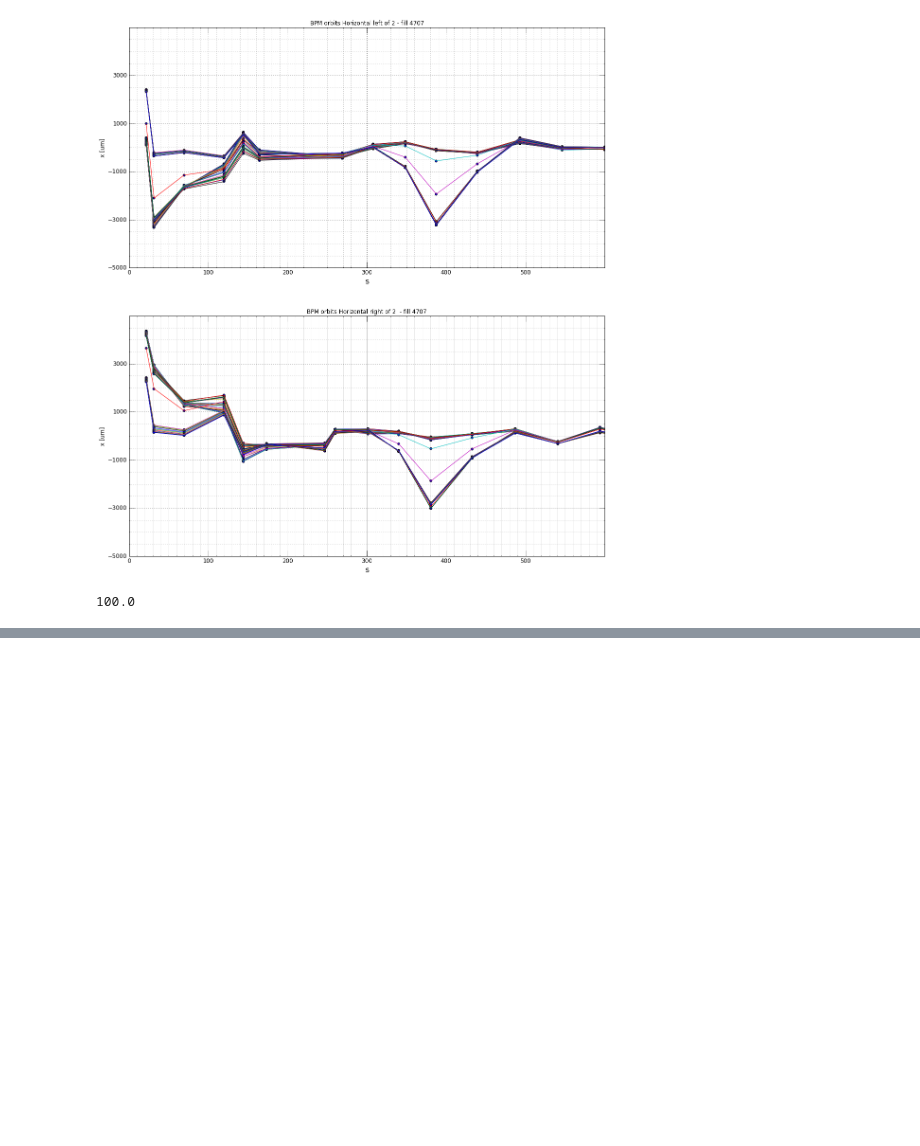
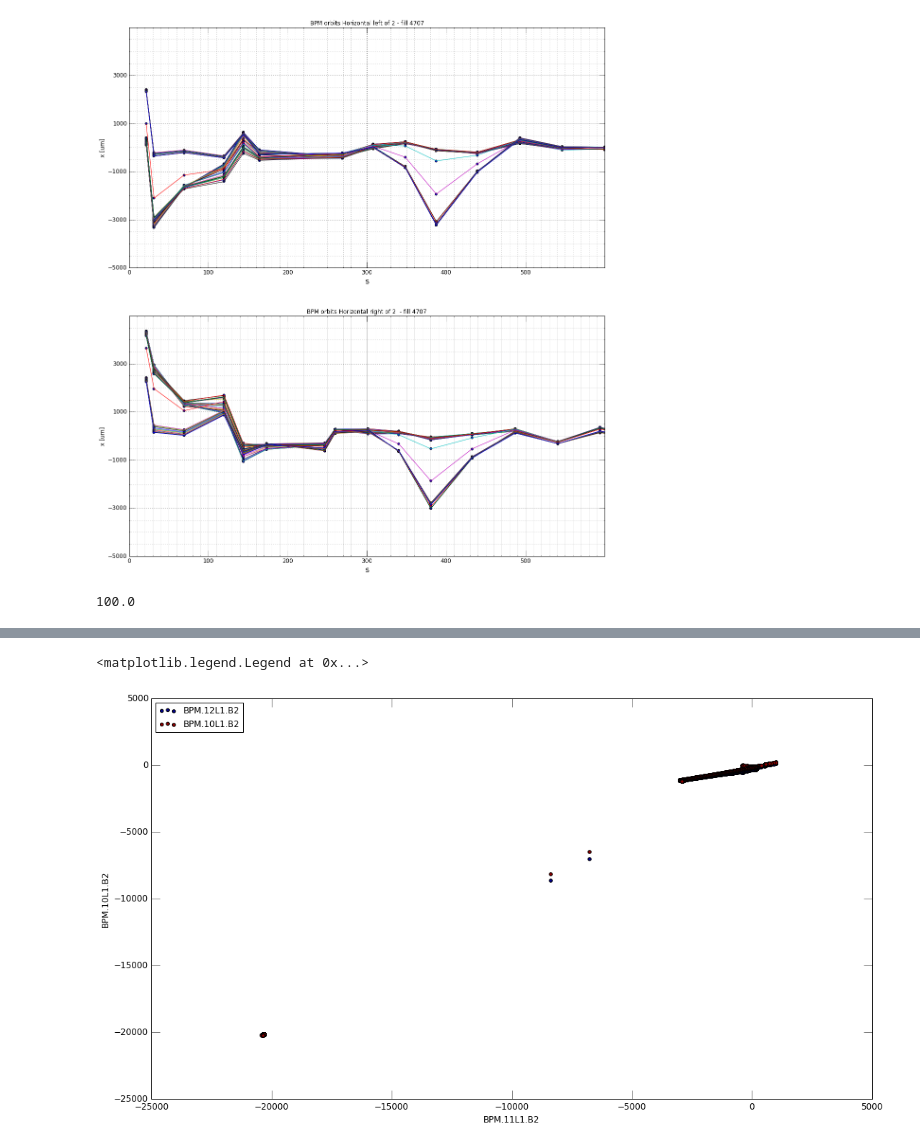
Before and after one commit to TMsangohan/Python_Tracking_Sec_Beams, a Jupyter notebook: BPM_ALL_IP.ipynb, the cells around one changed output, grey strips where cells are left out. Cells and saved outputs as stored; diff of their text form; code cells hidden in the pictures; blank space fills up the shorter version.

```diff
--- a/BPM_ALL_IP.ipynb
+++ b/BPM_ALL_IP.ipynb
@@ -232,0 +250,7 @@ plotbpm(fill4707,
+# %%
+ax = bpmltest.plot.scatter(x='BPM.11L1.B2',y='BPM.12L1.B2',color='DarkBlue',label='BPM.12L1.B2',figsize=(18,10))
+bpmltest.plot.scatter(x='BPM.11L1.B2',y='BPM.10L1.B2',color='DarkRed',label='BPM.10L1.B2',ax=ax)
+plt.legend(loc=2)
+# %% [output]
+<matplotlib.legend.Legend at 0x...>
+[figure, added]
```
Also changed, not shown: parts of 17 cells of this notebook.
